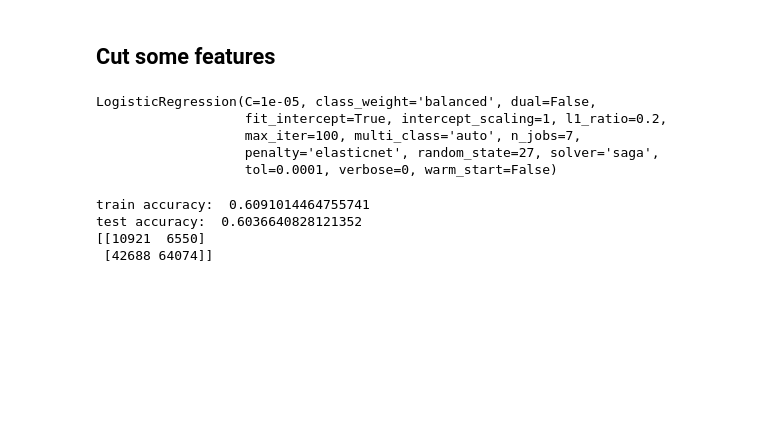
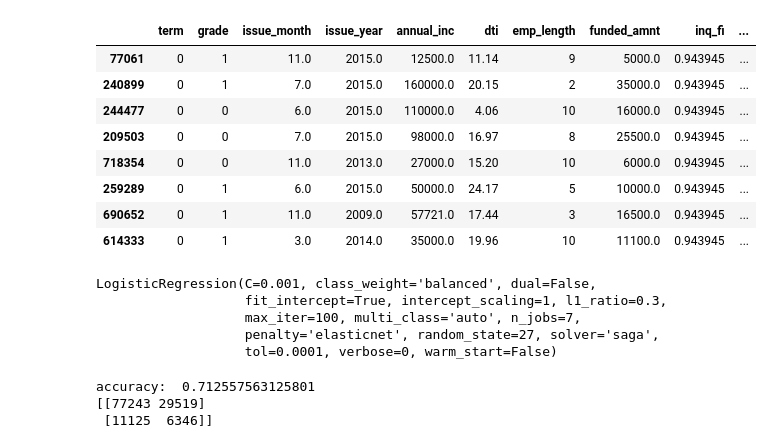
Before and after one commit to GarrettSikes/Lending_Club_Capstone, a Jupyter notebook: Garrett/Logistic_Regression_Garrett_Sikes.ipynb, the cells around one changed output. Drawn from its saved outputs; the diff is of its cells as text; code cells hidden in the pictures; blank space fills up the shorter version.

```diff
--- a/Garrett/Logistic_Regression_Garrett_Sikes.ipynb
+++ b/Garrett/Logistic_Regression_Garrett_Sikes.ipynb
@@ -190,2 +310,0 @@ emp_length0.000 +/- 0.000
-# %% [markdown]
-## Cut some features
@@ -204,0 +321,13 @@ X_cut_train, X_cut_test, y_cut_train, y_cut_test = train_test_split(X_cut, y, te
+# %%
+df_AB = df[df['grade'].isin([0,1])]
+df_AB.sample(8)
+# %% [output]
+|  | term | grade | issue_month | issue_year | annual_inc | dti | emp_length | funded_amnt | inq_fi | ... |
+| 77061 | 0 | 1 | 11.0 | 2015.0 | 12500.0 | 11.14 | 9 | 5000.0 | 0.943945 | ... |
+| 240899 | 0 | 1 | 7.0 | 2015.0 | 160000.0 | 20.15 | 2 | 35000.0 | 0.943945 | ... |
+| 244477 | 0 | 0 | 6.0 | 2015.0 | 110000.0 | 4.06 | 10 | 16000.0 | 0.943945 | ... |
+| 209503 | 0 | 0 | 7.0 | 2015.0 | 98000.0 | 16.97 | 8 | 25500.0 | 0.943945 | ... |
+| 718354 | 0 | 0 | 11.0 | 2013.0 | 27000.0 | 15.20 | 10 | 6000.0 | 0.943945 | ... |
+| 259289 | 0 | 1 | 6.0 | 2015.0 | 50000.0 | 24.17 | 5 | 10000.0 | 0.943945 | ... |
+| 690652 | 0 | 1 | 11.0 | 2009.0 | 57721.0 | 17.44 | 3 | 16500.0 | 0.943945 | ... |
+| 614333 | 0 | 1 | 3.0 | 2014.0 | 35000.0 | 19.96 | 10 | 11100.0 | 0.943945 | ... |
@@ -205,21 +355,20 @@ X_cut_train, X_cut_test, y_cut_train, y_cut_test = train_test_split(X_cut, y, te
 # %%
-logistic_cut = LogisticRegression(C=1e-05, l1_ratio=0.2, solver='saga', multi_class='auto', penalty='elasticnet', class_weight='balanced', random_state=27, n_jobs=7)
-logistic_cut.fit(X_cut_train, y_cut_train)
+logistic_AB = LogisticRegression(C=1e-03, l1_ratio=0.3, solver='saga', multi_class='auto', penalty='elasticnet', class_weight='balanced', random_state=27, n_jobs=7)
+
+logistic_AB.fit(X_train_AB, y_train_AB)
 # %% [output]
-LogisticRegression(C=1e-05, class_weight='balanced', dual=False,
-                   fit_intercept=True, intercept_scaling=1, l1_ratio=0.2,
+LogisticRegression(C=0.001, class_weight='balanced', dual=False,
+                   fit_intercept=True, intercept_scaling=1, l1_ratio=0.3,
                    max_iter=100, multi_class='auto', n_jobs=7,
                    penalty='elasticnet', random_state=27, solver='saga',
                    tol=0.0001, verbose=0, warm_start=False)
-# %%
-print('train accuracy: ', logistic_cut.score(X_cut_train, y_cut_train))
-print('test accuracy: ', logistic_cut.score(X_cut_test, y_cut_test))
-
-predictions_cut = logistic_cut.predict(X_cut_test)
-cm_cut = confusion_matrix(y_cut_test, predictions_cut)
-print(cm_cut)
-# %% [output]
-train accuracy:  0.6091014464755741
-test accuracy:  0.6036640828121352
-[[10921  6550]
- [42688 64074]]
+# %%
+print('accuracy: ', logistic_AB.score(X_test_AB, y_test_AB))
+
+predictions_AB = logistic_AB.predict(X_test)
+cm_AB = confusion_matrix(y_test, predictions_AB)
+print(cm_AB)
+# %% [output]
+accuracy:  0.712557563125801
+[[77243 29519]
+ [11125  6346]]
```
Also changed, not shown: parts of 34 cells of this notebook, 1 other file.
